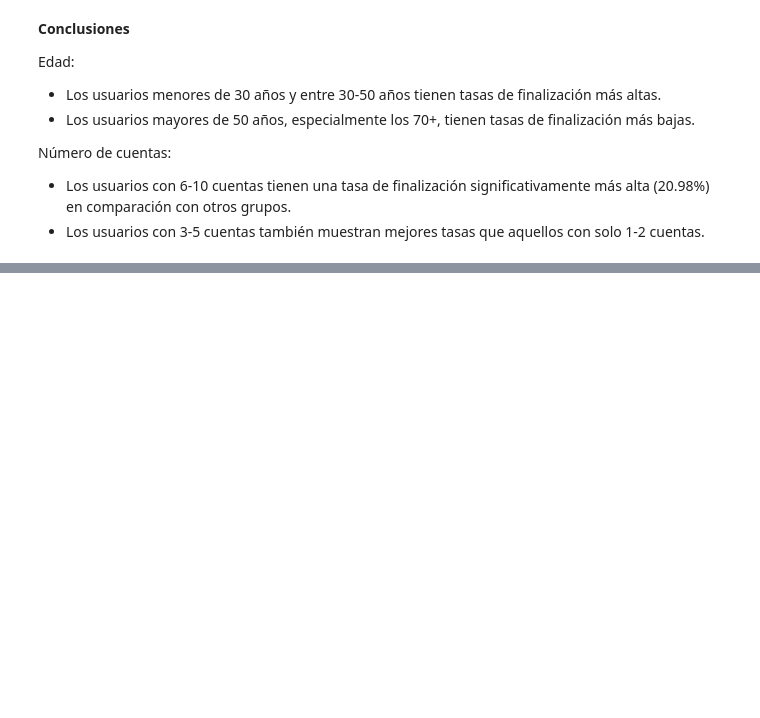
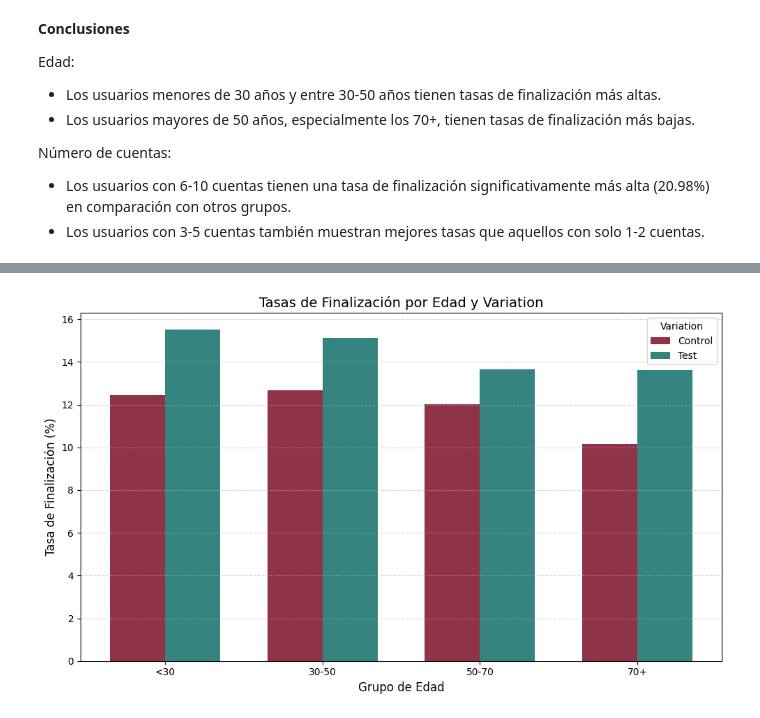
Before and after one commit to GemaVNZ/vanguard-ab-test, a Jupyter notebook: 01_DATA/8_tasa_finalizacion.ipynb, the cells around one changed output, grey strips where cells are left out. Cells and saved outputs as stored; diff of their text form; code cells hidden in the pictures; blank space fills up the shorter version.

```diff
--- a/01_DATA/8_tasa_finalizacion.ipynb
+++ b/01_DATA/8_tasa_finalizacion.ipynb
@@ -201,0 +213,45 @@ tasas_finalizacion.to_csv('../02_DATA_LIMPIO/tasas_finalizacion_edad_variation.c
+# %%
+# Colores para las gráficas
+base_color = "#740019"
+complementary_color = "#026660"
+# %%
+# Ajustamos el gráfico de barras agrupadas para mejorar la visibilidad
+fig, ax = plt.subplots(figsize=(10, 6))
+bar_width = 0.35  # Ancho de las barras
+x_labels = tasas_finalizacion['edad_grupo'].unique()
+x = range(len(x_labels))
+
+# Filtramos datos por tipo de variation
+control_data = tasas_finalizacion[tasas_finalizacion['Variation'] == 'control']
+test_data = tasas_finalizacion[tasas_finalizacion['Variation'] == 'test']
+
+# Gráfico barras desplazadas
+ax.bar(
+    [pos - bar_width / 2 for pos in x],
+    control_data['tasa_finalizacion'],
+    width=bar_width,
+    label='Control',
+    color=base_color,
+    alpha=0.8
+)
+ax.bar(
+    [pos + bar_width / 2 for pos in x],
+    test_data['tasa_finalizacion'],
+    width=bar_width,
+    label='Test',
+    color=complementary_color,
+    alpha=0.8
+)
+
+# Personalizamos el gráfico
+ax.set_title('Tasas de Finalización por Edad y Variation', fontsize=14)
+ax.set_xlabel('Grupo de Edad', fontsize=12)
+ax.set_ylabel('Tasa de Finalización (%)', fontsize=12)
+ax.set_xticks(x)
+ax.set_xticklabels(x_labels)
+ax.legend(title='Variation')
+plt.grid(axis='y', linestyle='--', alpha=0.5)
+plt.tight_layout()
+plt.show()
+# %% [output]
+[figure, added]
```
Also changed, not shown: parts of 16 cells of this notebook, 9 other files.
